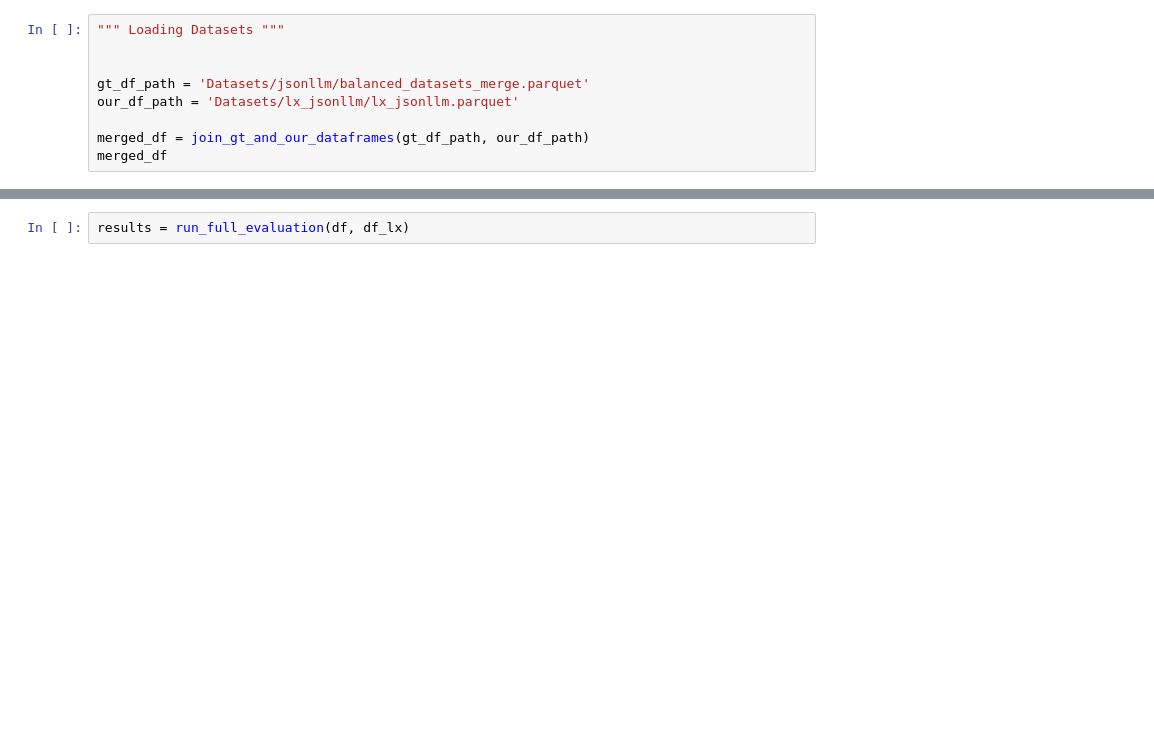
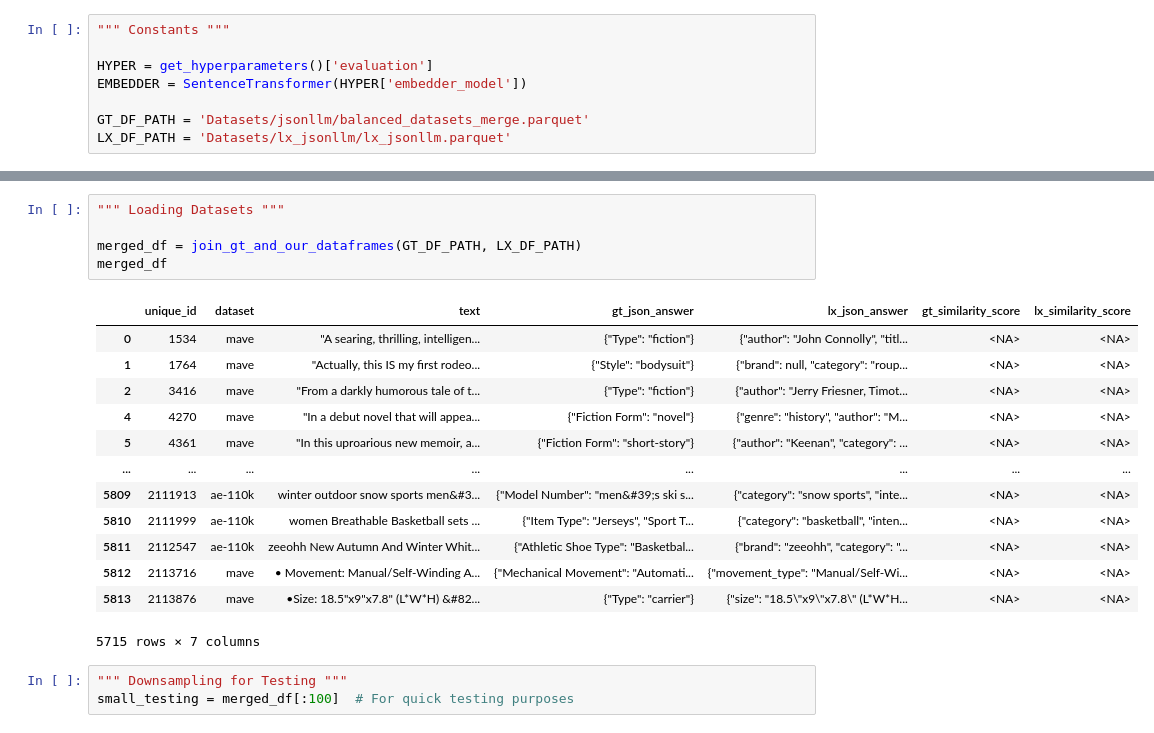
Before and after one commit to jvfd3/JSONLLM, a Jupyter notebook: Files/Code/jsonllm.ipynb, the cells around one changed output, grey strips where cells are left out. Saved outputs shown, nothing was run; the diff lists cells and outputs as text; blank space fills up the shorter version.

```diff
--- a/Files/Code/jsonllm.ipynb
+++ b/Files/Code/jsonllm.ipynb
@@ -4,9 +10,8 @@ from Modules.evaluation import join_gt_and_our_dataframes
 # %%
-""" Loading Datasets """
+""" Constants """
 
+HYPER = get_hyperparameters()['evaluation']
+EMBEDDER = SentenceTransformer(HYPER['embedder_model'])
 
-gt_df_path = 'Datasets/jsonllm/balanced_datasets_merge.parquet'
-our_df_path = 'Datasets/lx_jsonllm/lx_jsonllm.parquet'
-
-merged_df = join_gt_and_our_dataframes(gt_df_path, our_df_path)
-merged_df
+GT_DF_PATH = 'Datasets/jsonllm/balanced_datasets_merge.parquet'
+LX_DF_PATH = 'Datasets/lx_jsonllm/lx_jsonllm.parquet'
@@ -244,2 +18,22 @@ def run_full_evaluation(df_bench, df_lx):
-# %%
-results = run_full_evaluation(df, df_lx)
+# %%
+""" Loading Datasets """
+
+merged_df = join_gt_and_our_dataframes(GT_DF_PATH, LX_DF_PATH)
+merged_df
+# %% [output]
+|  | unique_id | dataset | text | gt_json_answer | lx_json_answer | gt_similarity_score | lx_similarity_score |
+| 0 | 1534 | mave | "A searing, thrilling, intelligen... | {"Type": "fiction"} | {"author": "John Connolly", "titl... | <NA> | <NA> |
+| 1 | 1764 | mave | "Actually, this IS my first rodeo... | {"Style": "bodysuit"} | {"brand": null, "category": "roup... | <NA> | <NA> |
+| 2 | 3416 | mave | "From a darkly humorous tale of t... | {"Type": "fiction"} | {"author": "Jerry Friesner, Timot... | <NA> | <NA> |
+| 4 | 4270 | mave | "In a debut novel that will appea... | {"Fiction Form": "novel"} | {"genre": "history", "author": "M... | <NA> | <NA> |
+| 5 | 4361 | mave | "In this uproarious new memoir, a... | {"Fiction Form": "short-story"} | {"author": "Keenan", "category": ... | <NA> | <NA> |
+| ... | ... | ... | ... | ... | ... | ... | ... |
+| 5809 | 2111913 | ae-110k | winter outdoor snow sports men&#3... | {"Model Number": "men&#39;s ski s... | {"category": "snow sports", "inte... | <NA> | <NA> |
+| 5810 | 2111999 | ae-110k | women Breathable Basketball sets ... | {"Item Type": "Jerseys", "Sport T... | {"category": "basketball", "inten... | <NA> | <NA> |
+| 5811 | 2112547 | ae-110k | zeeohh New Autumn And Winter Whit... | {"Athletic Shoe Type": "Basketbal... | {"brand": "zeeohh", "category": "... | <NA> | <NA> |
+| 5812 | 2113716 | mave | • Movement: Manual/Self-Winding A... | {"Mechanical Movement": "Automati... | {"movement_type": "Manual/Self-Wi... | <NA> | <NA> |
+| 5813 | 2113876 | mave | •Size: 18.5"x9"x7.8" (L*W*H) &#82... | {"Type": "carrier"} | {"size": "18.5\"x9\"x7.8\" (L*W*H... | <NA> | <NA> |
+5715 rows × 7 columns
+# %%
+""" Downsampling for Testing """
+small_testing = merged_df[:100]  # For quick testing purposes
```
Also changed, not shown: parts of 11 cells of this notebook, 23 other files.
